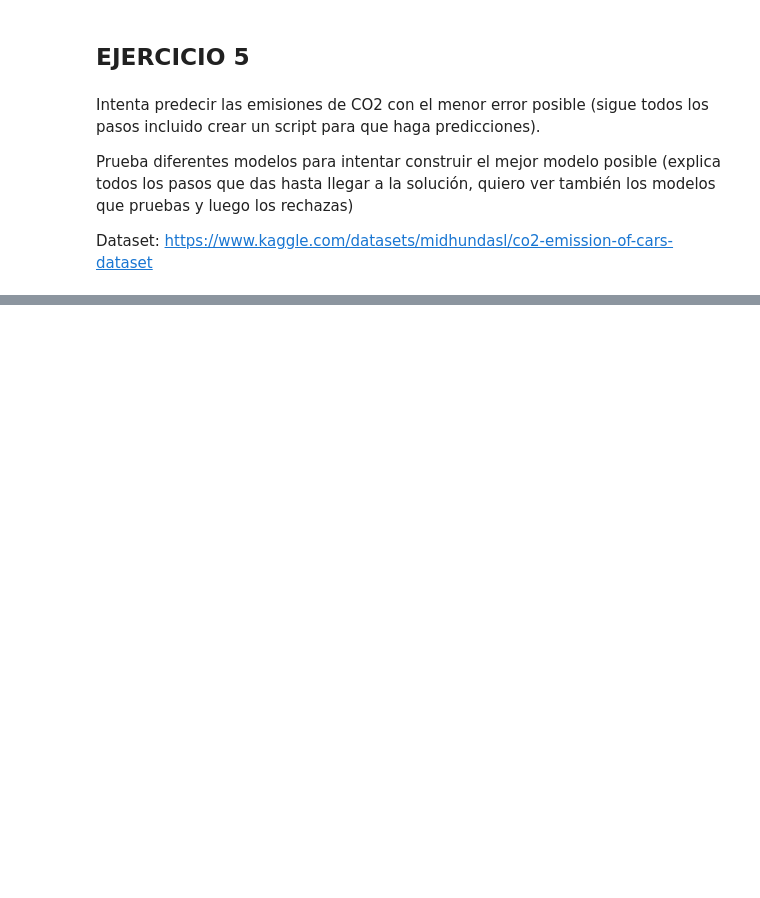
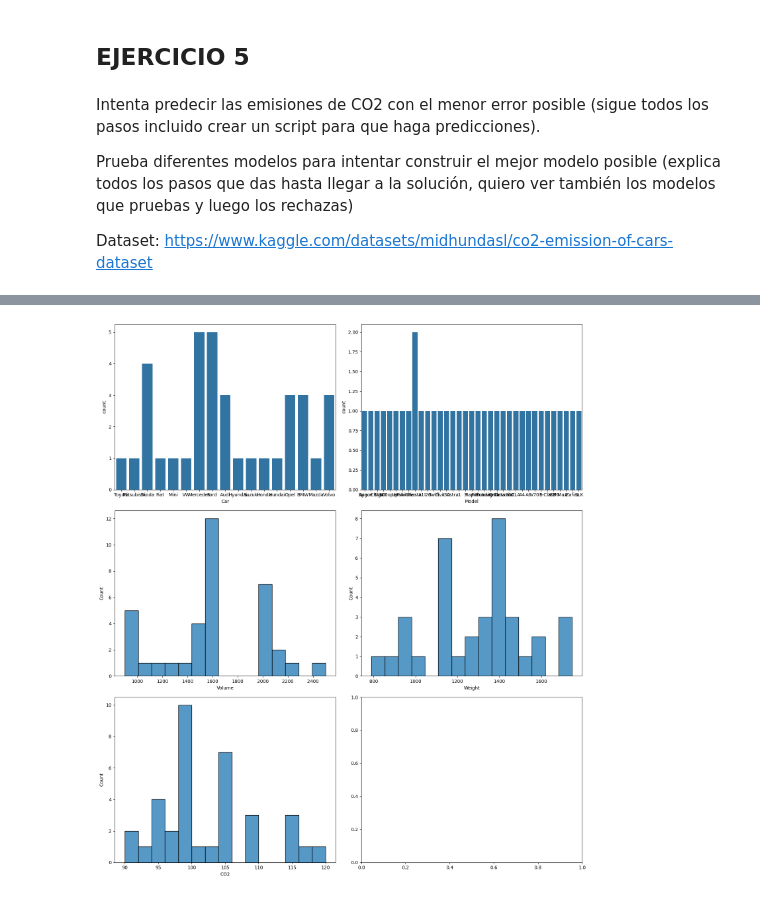
Before and after one commit to Elena2332/iabd, a Jupyter notebook: ia/sapa/2_11/2_11Ejercicios.ipynb, the cells around one changed output, grey strips where cells are left out. Cells and saved outputs as stored; diff of their text form; code cells hidden in the pictures; blank space fills up the shorter version.

```diff
--- a/ia/sapa/2_11/2_11Ejercicios.ipynb
+++ b/ia/sapa/2_11/2_11Ejercicios.ipynb
@@ -538,3 +538,6 @@ Intenta predecir las emisiones de CO2 con el menor error posible (sigue todos lo
 Prueba diferentes modelos para intentar construir el mejor modelo posible (explica todos los pasos que das hasta llegar a la solución, quiero ver también los modelos que pruebas y luego los rechazas)
 
 Dataset: https://www.kaggle.com/datasets/midhundasl/co2-emission-of-cars-dataset
+# %%
+df_co2 = pd.read_csv("../datos/CO2.csv")
+df_co2_copy = df_co2.copy()
@@ -540,0 +583,20 @@ Dataset: https://www.kaggle.com/datasets/midhundasl/co2-emission-of-cars-dataset
+# %%
+# Unnamed 5 no aporta literalmente nada
+df_co2.drop("Unnamed: 5", axis=1, inplace=True)
+# %%
+fig,ax = plt.subplots(3,2, figsize=(15,17))
+ax = ax.flatten()
+cols_disc = df_co2.select_dtypes(include=['int64','float64'])
+cols_cont = df_co2.select_dtypes(include=['object'])
+i = 0
+for col in cols_cont.columns:
+    sns.countplot(data=df_co2, x=col, ax=ax[i], legend=None)
+    i+=1
+for col in cols_disc.columns:
+    sns.histplot(data=df_co2, x=col, ax=ax[i], bins=15, legend=None)
+    i+=1
+
+plt.tight_layout()
+plt.show()
+# %% [output]
+[figure, added]
```
Also changed, not shown: parts of 19 cells of this notebook, 6 other files.
